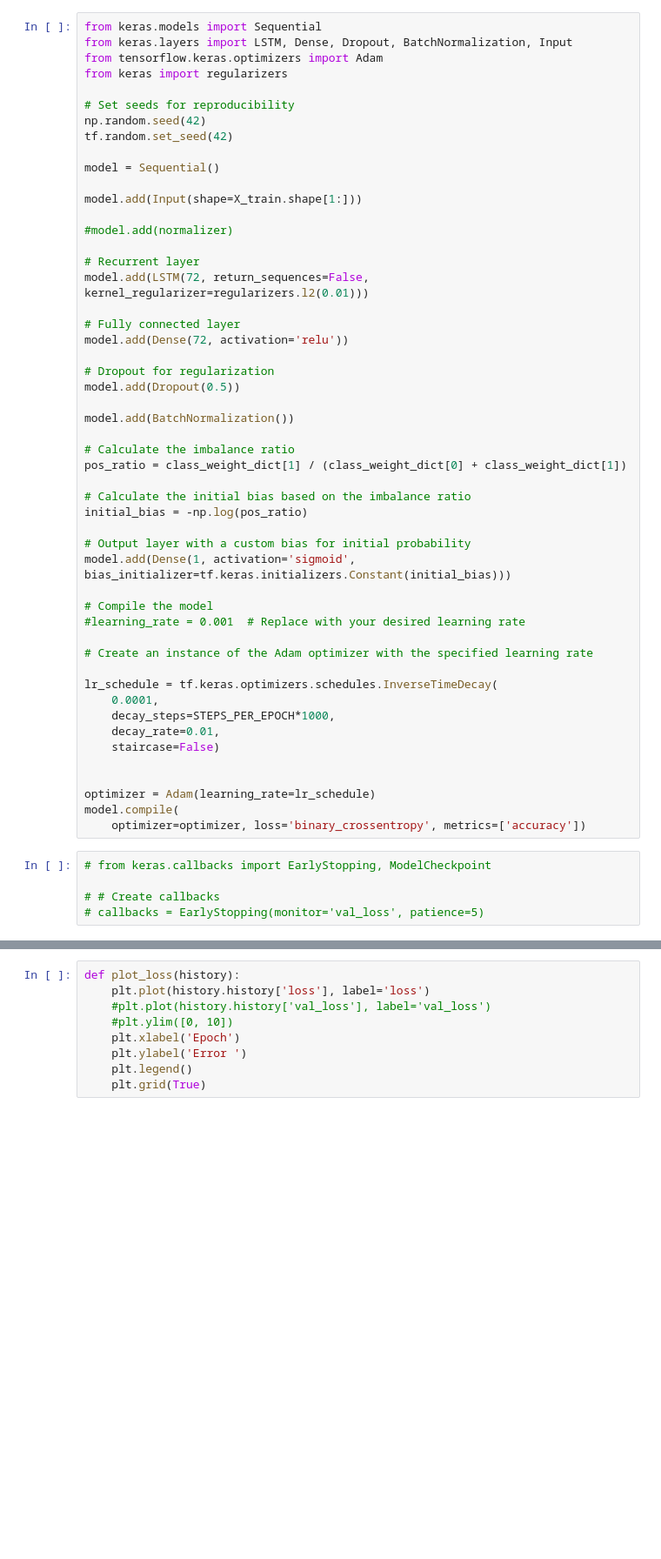
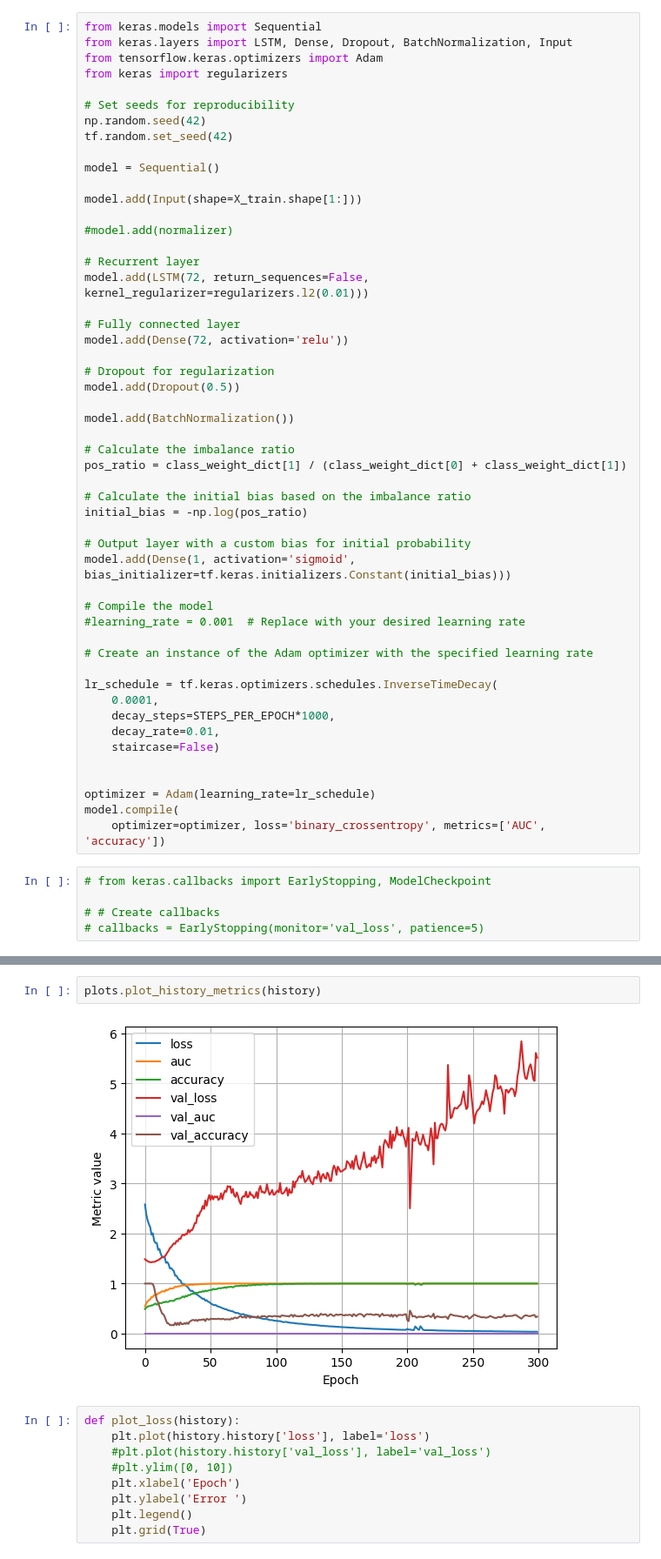
Before and after one commit to anacbroggini/AI-SeizureDetection, a Jupyter notebook: model_rnn.ipynb, the cells around one changed output, grey strips where cells are left out. Shown at 87% size. Drawn from its saved outputs; the diff is of its cells as text; blank space fills up the shorter version.

```diff
--- a/model_rnn.ipynb
+++ b/model_rnn.ipynb
@@ -165,7 +200,7 @@ lr_schedule = tf.keras.optimizers.schedules.InverseTimeDecay(
 
 optimizer = Adam(learning_rate=lr_schedule)
 model.compile(
-    optimizer=optimizer, loss='binary_crossentropy', metrics=['accuracy'])
+    optimizer=optimizer, loss='binary_crossentropy', metrics=['AUC', 'accuracy'])
 # %%
 # from keras.callbacks import EarlyStopping, ModelCheckpoint
 
@@ -217,3 +239,7 @@ plot_accuracy(history)
+# %%
+plots.plot_history_metrics(history)
+# %% [output]
+[figure, added]
 # %%
 def plot_loss(history):
     plt.plot(history.history['loss'], label='loss')
```
Also changed, not shown: parts of 31 cells of this notebook, 1 other file.
